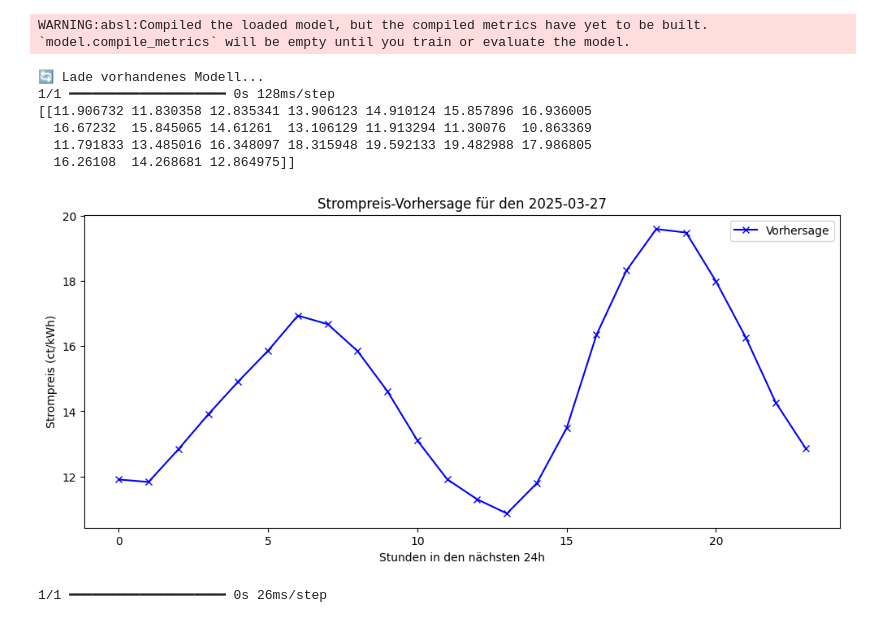
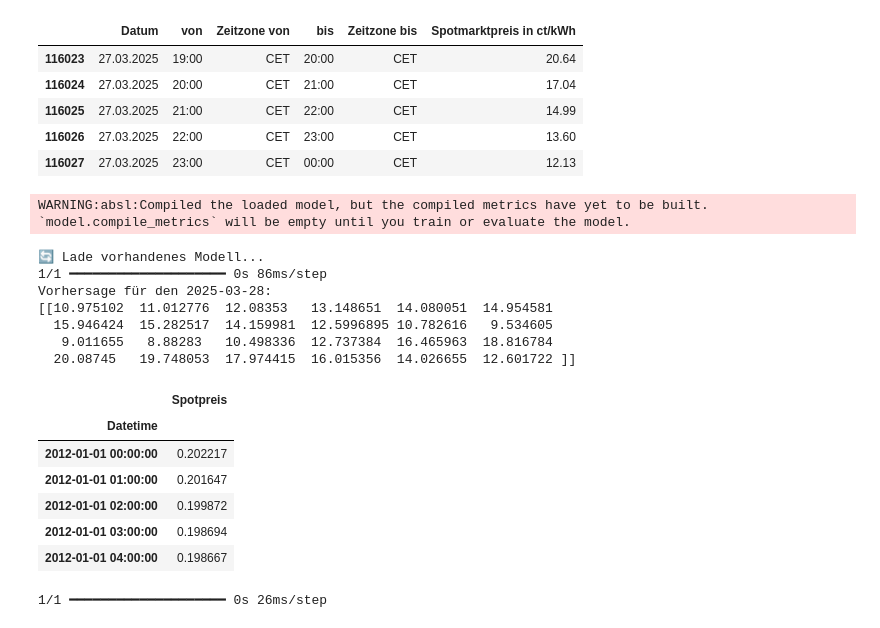
Before and after one commit to DarBr/BI-Steel-Project, a Jupyter notebook: machine_learning/model.ipynb, the cells around one changed output. Cells and saved outputs as stored; diff of their text form; code cells hidden in the pictures.

```diff
--- a/machine_learning/model.ipynb
+++ b/machine_learning/model.ipynb
@@ -140,6 +139,19 @@ Standardabweichung der Spotpreise: 7.51 ct/kWh
 [figure]
 [figure]
 [figure]
+# %%
+import pandas as pd
+file_path = "energy_prices_data.csv"
+
+df = pd.read_csv(file_path, sep=';', decimal=',', header=0)
+df.tail()
+# %% [output]
+|  | Datum | von | Zeitzone von | bis | Zeitzone bis | Spotmarktpreis in ct/kWh |
+| 116023 | 27.03.2025 | 19:00 | CET | 20:00 | CET | 20.64 |
+| 116024 | 27.03.2025 | 20:00 | CET | 21:00 | CET | 17.04 |
+| 116025 | 27.03.2025 | 21:00 | CET | 22:00 | CET | 14.99 |
+| 116026 | 27.03.2025 | 22:00 | CET | 23:00 | CET | 13.60 |
+| 116027 | 27.03.2025 | 23:00 | CET | 00:00 | CET | 12.13 |
 # %%
 import pandas as pd
 import numpy as np
@@ -179,7 +191,6 @@ df.set_index('Datetime', inplace=True)
 scaler = MinMaxScaler(feature_range=(0, 1))
 df['Spotpreis'] = scaler.fit_transform(df[['Spotpreis']])
 
-
 # Sequenzen erstellen
 def create_sequences(data, seq_length=336, output_length=24):
     X, y = [], []
@@ -205,10 +216,11 @@ y_train, y_test = y[:train_size], y[train_size:]
 
 # Modell laden oder erstellen
 if os.path.exists(model_path):
-    print("🔄 Lade vorhandenes Modell...")
+    print("Lade vorhandenes Modell...")
     model = load_model(model_path, custom_objects={'mse': MeanSquaredError()})
+    model.compile(optimizer='adam', loss='mse')
 else:
-    print("🆕 Erstelle neues Modell...")
+    print("Erstelle neues Modell...")
     model = Sequential([
         LSTM(50, return_sequences=True, input_shape=(seq_length, 1)),
         LSTM(50),
@@ -216,7 +228,7 @@ else:
     ])
     model.compile(optimizer='adam', loss='mse')
 
-# Falls Modell neu erstellt, trainiere es und speichere es
+# Modell trainieren, falls es noch nicht existiert
 if not os.path.exists(model_path):
     model.fit(X_train, y_train, epochs=10, batch_size=8, validation_data=(X_test, y_test))
     model.save(model_path)
@@ -225,29 +237,21 @@ if not os.path.exists(model_path):
 last_date = df.index[-1]
 next_day = last_date + timedelta(days=1)
 
-# Nimm die letzten 14 Tage (336 Stunden) für die Vorhersage
+# Vorhersage für den nächsten Tag
 latest_data = np.array([data[-seq_length:]])
-latest_data = latest_data.reshape((1, seq_length, 1))  # Reshape für das Modell
-predictions = model.predict(latest_data)  # Vorhersage für die nächsten 24 Stunden
+latest_data = latest_data.reshape((1, seq_length, 1))
+predictions = model.predict(latest_data)
 
 # Transformiere die Vorhersage zurück auf den originalen Preisbereich
 predictions = scaler.inverse_transform(predictions)
-
+print(f"Vorhersage für den {next_day.date()}:")
 print(predictions)
-# Plot der Vorhersage
-plt.figure(figsize=(12, 5))
-plt.plot(predictions[0], label="Vorhersage", marker='x', color='b')
-plt.xlabel("Stunden in den nächsten 24h")
-plt.ylabel("Strompreis (ct/kWh)")
-plt.legend()
-plt.title(f"Strompreis-Vorhersage für den {next_day.strftime('%Y-%m-%d')}")
-plt.show()
 # %% [output]
 WARNING:absl:Compiled the loaded model, but the compiled metrics have yet to be built. `model.compile_metrics` will be empty until you train or evaluate the model.
 🔄 Lade vorhandenes Modell...
-1/1 ━━━━━━━━━━━━━━━━━━━━ 0s 128ms/step
-[[11.906732 11.830358 12.835341 13.906123 14.910124 15.857896 16.936005
-  16.67232  15.845065 14.61261  13.106129 11.913294 11.30076  10.863369
-  11.791833 13.485016 16.348097 18.315948 19.592133 19.482988 17.986805
-  16.26108  14.268681 12.864975]]
+1/1 ━━━━━━━━━━━━━━━━━━━━ 0s 86ms/step
+Vorhersage für den 2025-03-28:
+[[10.975102  11.012776  12.08353   13.148651  14.080051  14.954581
+  15.946424  15.282517  14.159981  12.5996895 10.782616   9.534605
+   9.011655   8.88283   10.498336  12.737384  16.465963  18.816784
+  20.08745   19.748053  17.974415  16.015356  14.026655  12.601722 ]]
-[figure, removed]
@@ -254,3 +296,13 @@ WARNING:absl:Compiled the loaded model, but the compiled metrics have yet to be
+# %%
+df.head()
+# %% [output]
+|  | Spotpreis |
+| Datetime |  |
+| 2012-01-01 00:00:00 | 0.202217 |
+| 2012-01-01 01:00:00 | 0.201647 |
+| 2012-01-01 02:00:00 | 0.199872 |
+| 2012-01-01 03:00:00 | 0.198694 |
+| 2012-01-01 04:00:00 | 0.198667 |
 # %%
 import matplotlib.pyplot as plt
 import numpy as np
```
Also changed, not shown: parts of 5 cells of this notebook.
